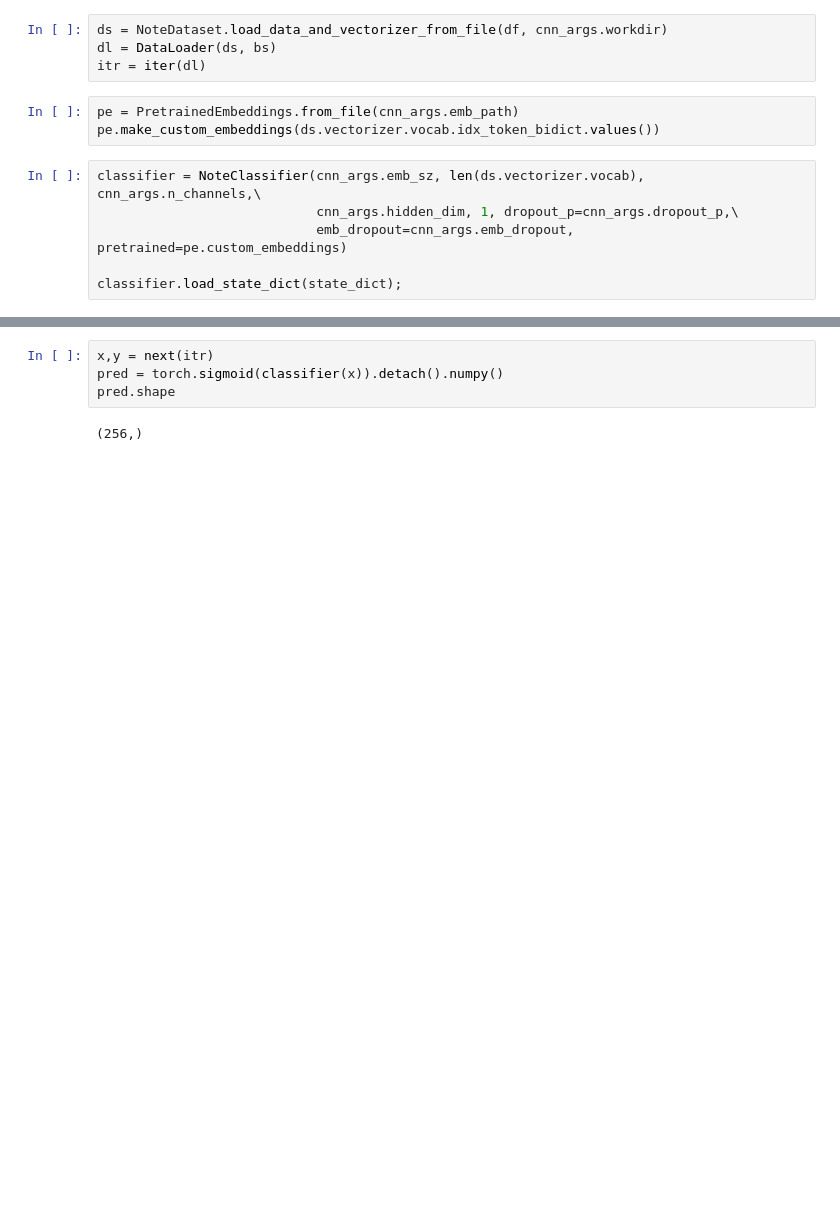
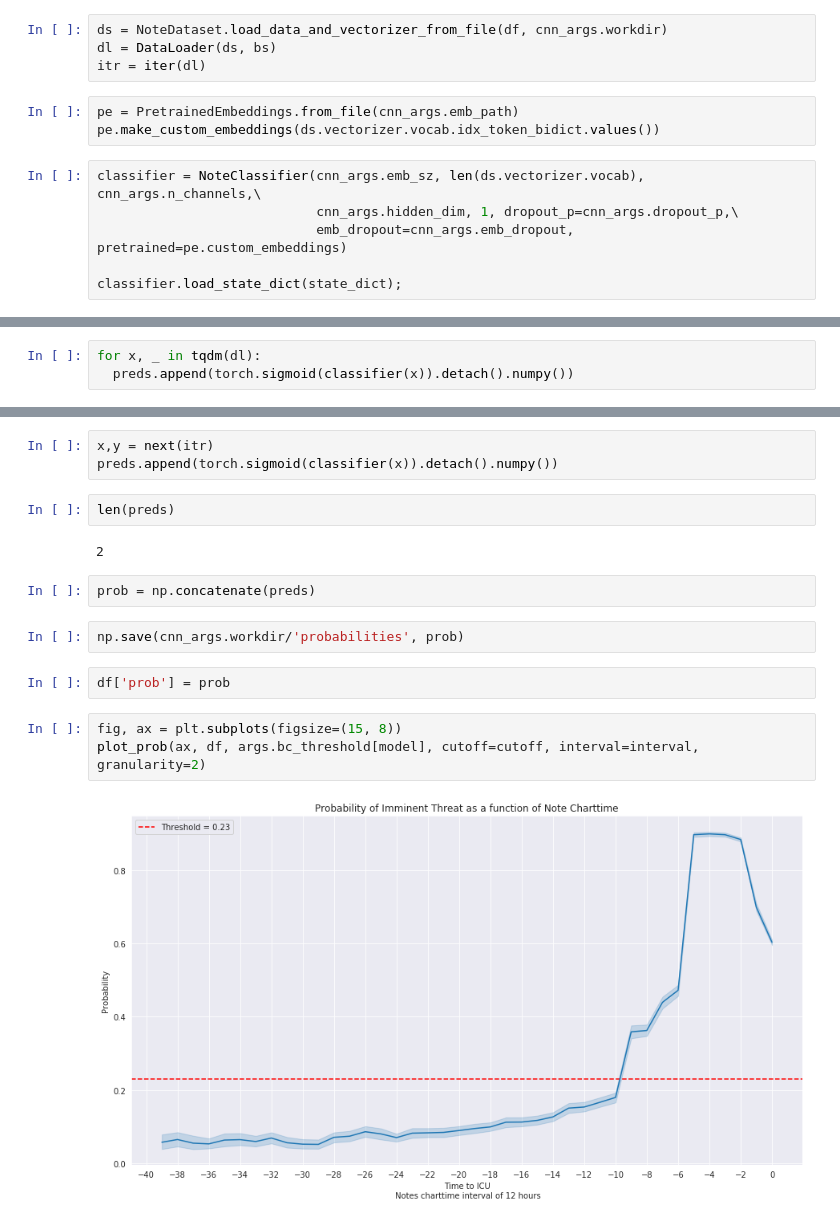
Before and after one commit to sudarshan85/imminent-adm-mimic, a Jupyter notebook: analysis/result_analysis.ipynb, the cells around one changed output, grey strips where cells are left out. Drawn from its saved outputs; the diff is of its cells as text; blank space fills up the shorter version.

```diff
--- a/analysis/result_analysis.ipynb
+++ b/analysis/result_analysis.ipynb
@@ -148,0 +160,3 @@ classifier.load_state_dict(state_dict);
+# %%
+for x, _ in tqdm(dl):
+  preds.append(torch.sigmoid(classifier(x)).detach().numpy())
@@ -149,6 +165,18 @@ classifier.load_state_dict(state_dict);
 # %%
 x,y = next(itr)
-pred = torch.sigmoid(classifier(x)).detach().numpy()
-pred.shape
+preds.append(torch.sigmoid(classifier(x)).detach().numpy())
-# %% [output]
-(256,)
+# %%
+len(preds)
+# %% [output]
+2
+# %%
+prob = np.concatenate(preds)
+# %%
+np.save(cnn_args.workdir/'probabilities', prob)
+# %%
+df['prob'] = prob
+# %%
+fig, ax = plt.subplots(figsize=(15, 8))
+plot_prob(ax, df, args.bc_threshold[model], cutoff=cutoff, interval=interval, granularity=2)
+# %% [output]
+[figure, added]
```
Also changed, not shown: parts of 8 cells of this notebook.
